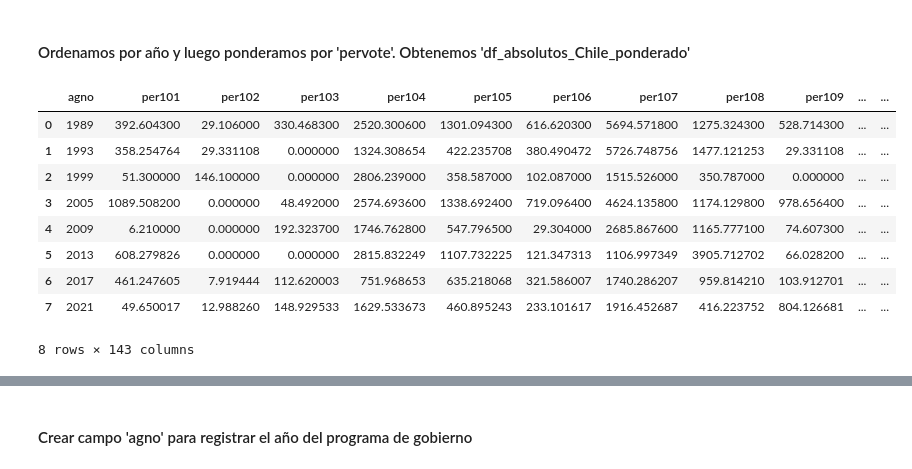
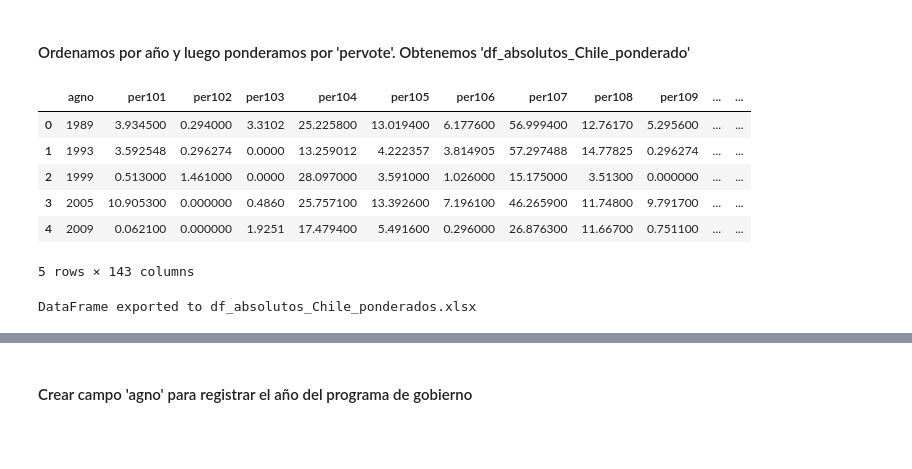
Before and after one commit to MatiasBunsterRaby/Capstone_git, a Jupyter notebook: notebooks/Pruebas_Chile_absoluto.ipynb, the cells around one changed output, grey strips where cells are left out. Saved outputs shown, nothing was run; the diff lists cells and outputs as text; code cells hidden in the pictures; blank space fills up the shorter version.

```diff
--- a/notebooks/Pruebas_Chile_absoluto.ipynb
+++ b/notebooks/Pruebas_Chile_absoluto.ipynb
@@ -337,11 +334,6 @@ df_absolutos = df_Manifesto_project.copy()
 # %%
 # Delete all records where 'countryname' is not 'Chile'
 df_absolutos = df_absolutos[df_absolutos['countryname'] == 'Chile']
-
-# Insert a new column named 'num_frases' with integer type
-df_absolutos['num_frases'] = 0
-
-# Display the first few rows to verify the changes
 df_absolutos.head()
 # %% [output]
 |  | country | countryname | oecdmember | eumember | edate | date | party | partyname | partyabbrev | ... |
@@ -390,12 +383,6 @@ for programa in unique_programas:
     # Validate if 'party' and 'date' exist in 'df_absolutos'
     if not ((df_absolutos['party'] == int(left_6)) & (df_absolutos['date'] == int(right_6))).any():
         warnings.append(f"Warning: No matching row found for 'party' == {left_6} and 'date' == {right_6}")
-    else:
-        # Count the number of occurrences of 'programa' in 'df_programas_Chile'
-        num_frases = df_programas_Chile[df_programas_Chile['programa'] == programa].shape[0]
-
-        # Update 'num_frases' in 'df_absolutos'
-        df_absolutos.loc[(df_absolutos['party'] == int(left_6)) & (df_absolutos['date'] == int(right_6)), 'num_frases'] = num_frases
 
 # Print warnings if any
 for warning in warnings:
@@ -422,11 +407,2 @@ print(f"Total variables per: {len(variables_per)}")
 # %% [output]
 Total variables per: 142
-# %%
-# Iterate over each row in df_absolutos
-for index, row in df_absolutos.iterrows():
-    # Multiply each value in variables_per by num_frases and format as integer
-    for col in variables_per:
-        df_absolutos.at[index, col] = int(row[col] * row['num_frases'])
-
-# Display the first few rows to verify the changes
-df_absolutos.head()
@@ -440,0 +409,5 @@ df_absolutos.head()
+# %%
+# Multiplicar cada columna en 'variables_per' por el valor en la columna 'total y dividir por 100'
+for col in variables_per:
+    df_absolutos[col] = (df_absolutos[col] * df_absolutos['total'] / 100).round(0).astype(int)
+df_absolutos.head()
@@ -470,25 +457,26 @@ df_absolutos_Chile = df_absolutos
 # %%
 # Ordenemos por 'agno'
 df_absolutos_Chile = df_absolutos_Chile.sort_values(by='agno')
-
-# # Create a list of column names that begin with 'per' and have a digit in position 4
-# per_columns_4digit = [col for col in df.columns if col.startswith('per') and col[3].isdigit()]
 
 # Group by column 'agno' and calculate the weighted average of each column in 'variables_per' using column 'presvote' as weights
 df_absolutos_Chile_ponderados = df_absolutos_Chile.groupby('agno').apply(
     lambda x: pd.Series({col: np.average(x[col], weights=x['presvote']) for col in variables_per})
 ).reset_index()
 
 # Display the results
-df_absolutos_Chile_ponderados
+df_absolutos_Chile_ponderados.head()
 # %% [output]
 |  | agno | per101 | per102 | per103 | per104 | per105 | per106 | per107 | per108 | per109 | ... | ... |
-| 0 | 1989 | 392.604300 | 29.106000 | 330.468300 | 2520.300600 | 1301.094300 | 616.620300 | 5694.571800 | 1275.324300 | 528.714300 | ... | ... |
-| 1 | 1993 | 358.254764 | 29.331108 | 0.000000 | 1324.308654 | 422.235708 | 380.490472 | 5726.748756 | 1477.121253 | 29.331108 | ... | ... |
-| 2 | 1999 | 51.300000 | 146.100000 | 0.000000 | 2806.239000 | 358.587000 | 102.087000 | 1515.526000 | 350.787000 | 0.000000 | ... | ... |
-| 3 | 2005 | 1089.508200 | 0.000000 | 48.492000 | 2574.693600 | 1338.692400 | 719.096400 | 4624.135800 | 1174.129800 | 978.656400 | ... | ... |
-| 4 | 2009 | 6.210000 | 0.000000 | 192.323700 | 1746.762800 | 547.796500 | 29.304000 | 2685.867600 | 1165.777100 | 74.607300 | ... | ... |
-| 5 | 2013 | 608.279826 | 0.000000 | 0.000000 | 2815.832249 | 1107.732225 | 121.347313 | 1106.997349 | 3905.712702 | 66.028200 | ... | ... |
-| 6 | 2017 | 461.247605 | 7.919444 | 112.620003 | 751.968653 | 635.218068 | 321.586007 | 1740.286207 | 959.814210 | 103.912701 | ... | ... |
-| 7 | 2021 | 49.650017 | 12.988260 | 148.929533 | 1629.533673 | 460.895243 | 233.101617 | 1916.452687 | 416.223752 | 804.126681 | ... | ... |
+| 0 | 1989 | 3.934500 | 0.294000 | 3.3102 | 25.225800 | 13.019400 | 6.177600 | 56.999400 | 12.76170 | 5.295600 | ... | ... |
+| 1 | 1993 | 3.592548 | 0.296274 | 0.0000 | 13.259012 | 4.222357 | 3.814905 | 57.297488 | 14.77825 | 0.296274 | ... | ... |
+| 2 | 1999 | 0.513000 | 1.461000 | 0.0000 | 28.097000 | 3.591000 | 1.026000 | 15.175000 | 3.51300 | 0.000000 | ... | ... |
+| 3 | 2005 | 10.905300 | 0.000000 | 0.4860 | 25.757100 | 13.392600 | 7.196100 | 46.265900 | 11.74800 | 9.791700 | ... | ... |
+| 4 | 2009 | 0.062100 | 0.000000 | 1.9251 | 17.479400 | 5.491600 | 0.296000 | 26.876300 | 11.66700 | 0.751100 | ... | ... |
-8 rows × 143 columns
+5 rows × 143 columns
+# %%
+# Export df_absolutos_Chile_ponderados to an Excel file
+output_file_path = 'df_absolutos_Chile_ponderados.xlsx'
+df_absolutos_Chile_ponderados.to_excel(output_file_path, index=False)
+print(f"DataFrame exported to {output_file_path}")
+# %% [output]
+DataFrame exported to df_absolutos_Chile_ponderados.xlsx
```
Also changed, not shown: parts of 22 cells of this notebook, 7 other files.
